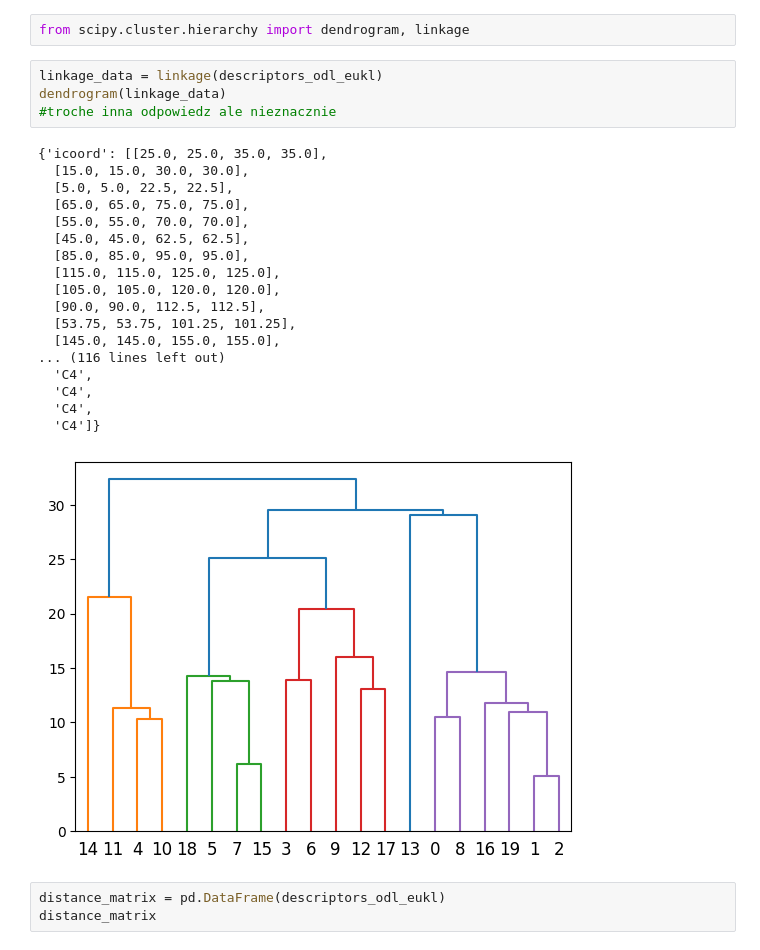
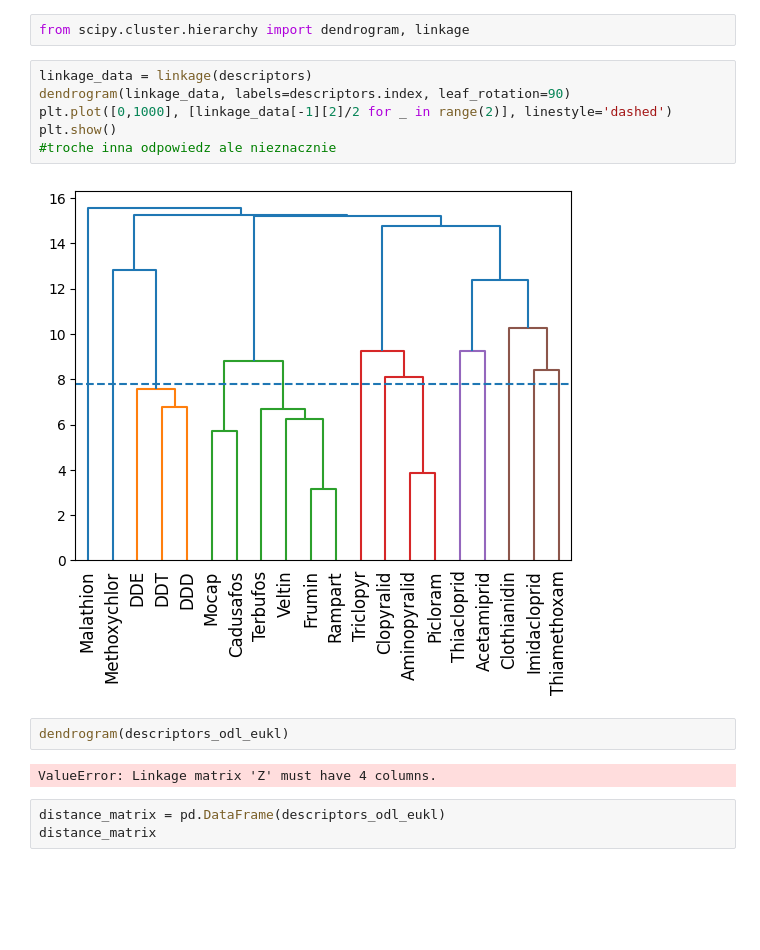
Before and after one commit to Kubabob/chemical-data-explorer, a Jupyter notebook: hca.ipynb, the cells around one changed output. Saved outputs shown, nothing was run; the diff lists cells and outputs as text; blank space fills up the shorter version.

```diff
--- a/hca.ipynb
+++ b/hca.ipynb
@@ -217,29 +218,18 @@ descriptors_odl_manhattan
 | Veltin | 73.889293 | 35.398335 | 35.214577 | 145.758696 | 161.401701 | 148.867851 | 136.547859 | 164.706688 | 104.550802 | ... |
 # %%
 from scipy.cluster.hierarchy import dendrogram, linkage
-# %%
-linkage_data = linkage(descriptors_odl_eukl)
-dendrogram(linkage_data)
-#troche inna odpowiedz ale nieznacznie
-# %% [output]
-{'icoord': [[25.0, 25.0, 35.0, 35.0],
-  [15.0, 15.0, 30.0, 30.0],
-  [5.0, 5.0, 22.5, 22.5],
-  [65.0, 65.0, 75.0, 75.0],
-  [55.0, 55.0, 70.0, 70.0],
-  [45.0, 45.0, 62.5, 62.5],
-  [85.0, 85.0, 95.0, 95.0],
-  [115.0, 115.0, 125.0, 125.0],
-  [105.0, 105.0, 120.0, 120.0],
-  [90.0, 90.0, 112.5, 112.5],
-  [53.75, 53.75, 101.25, 101.25],
-  [145.0, 145.0, 155.0, 155.0],
-... (116 lines left out)
-  'C4',
-  'C4',
-  'C4',
-  'C4']}
-[figure, removed]
+# %%
+linkage_data = linkage(descriptors)
+dendrogram(linkage_data, labels=descriptors.index, leaf_rotation=90)
+plt.plot([0,1000], [linkage_data[-1][2]/2 for _ in range(2)], linestyle='dashed')
+plt.show()
+#troche inna odpowiedz ale nieznacznie
+# %% [output]
+[figure, added]
+# %%
+dendrogram(descriptors_odl_eukl)
+# %% [output]
+ValueError: Linkage matrix 'Z' must have 4 columns.
 # %%
 distance_matrix = pd.DataFrame(descriptors_odl_eukl)
 distance_matrix
```
Also changed, not shown: parts of 1 cell of this notebook, 2 other files.
